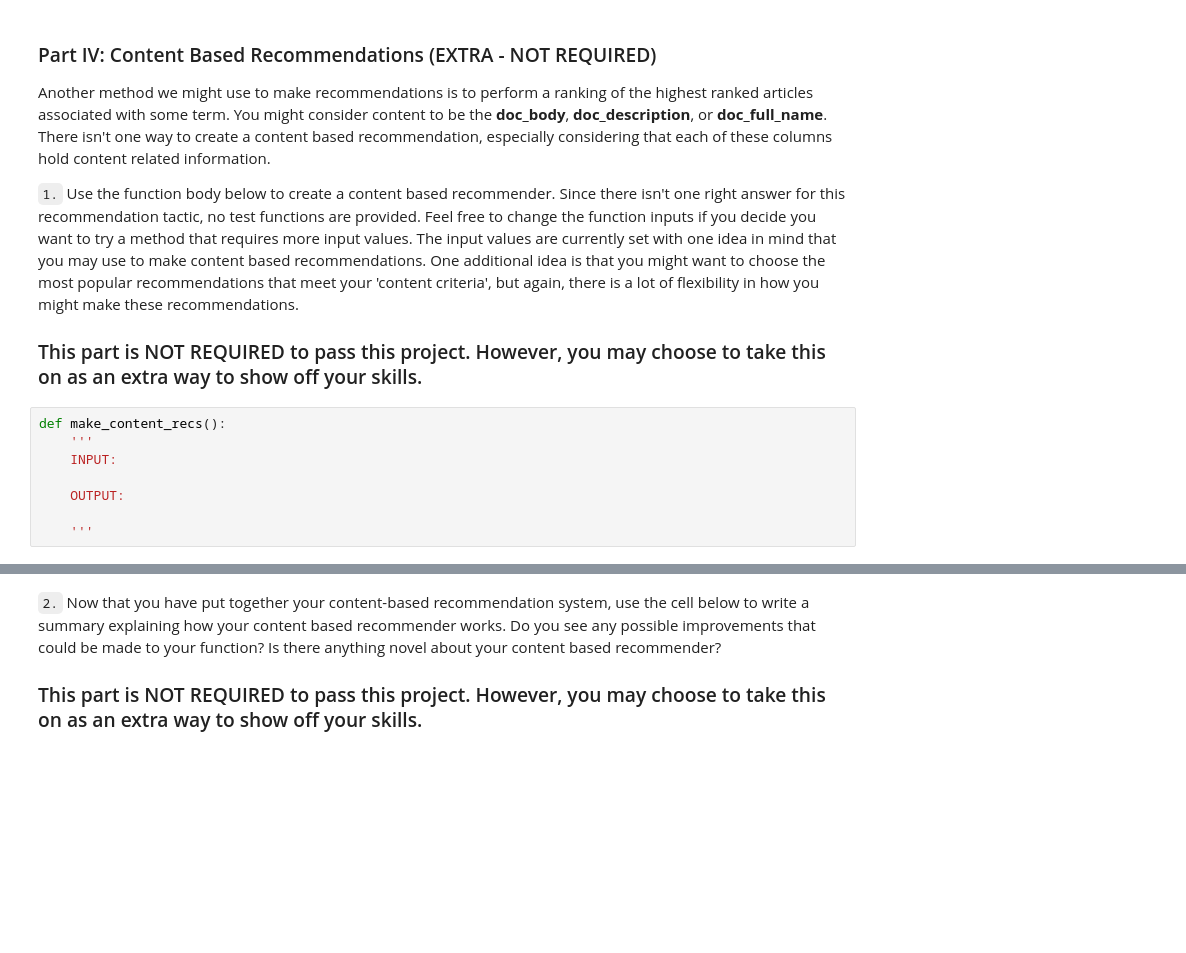
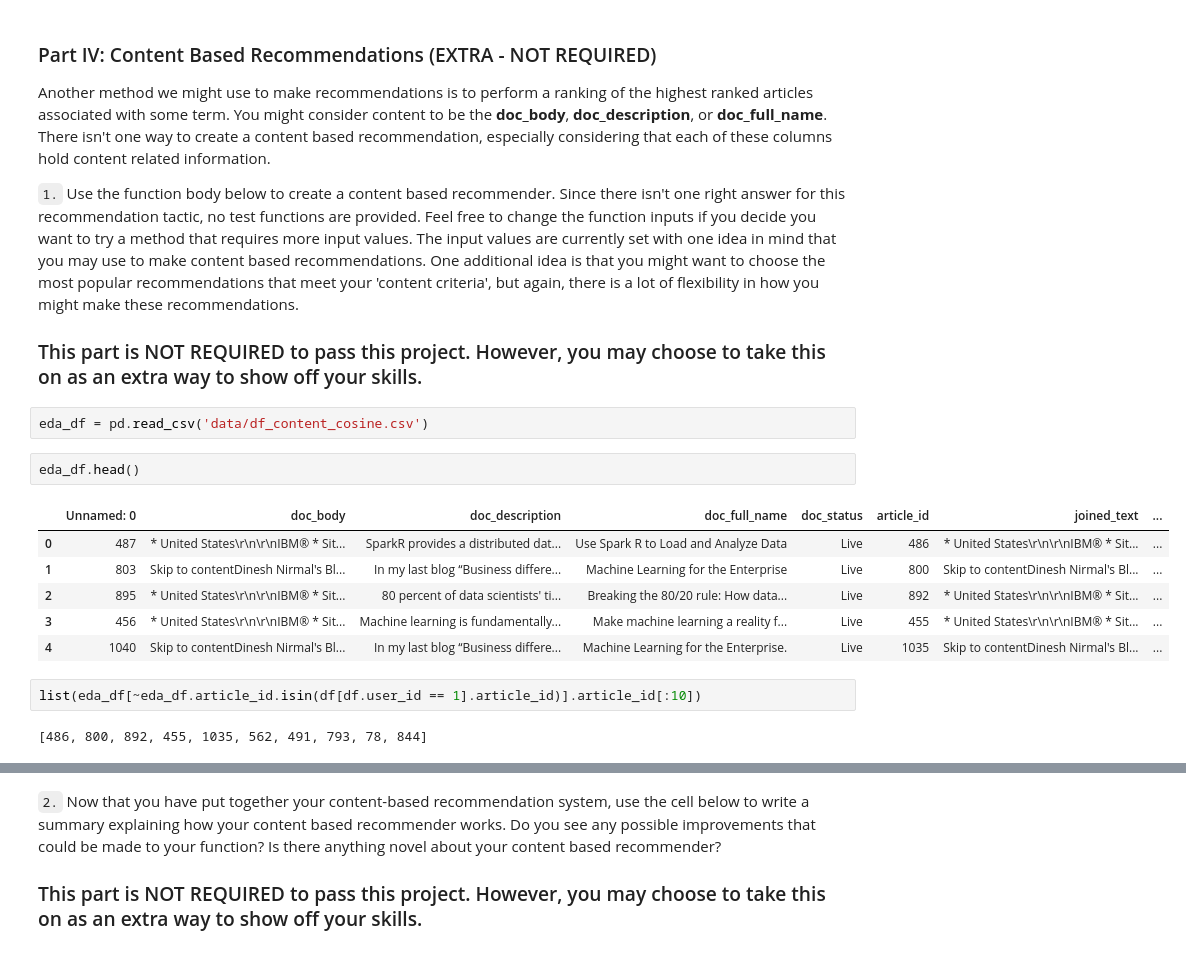
Before and after one commit to jairNeto/ibm-recommender-system, a Jupyter notebook: Recommendations_with_IBM.ipynb, the cells around one changed output, grey strips where cells are left out. Cells and saved outputs as stored; diff of their text form; blank space fills up the shorter version.

```diff
--- a/Recommendations_with_IBM.ipynb
+++ b/Recommendations_with_IBM.ipynb
@@ -758,11 +691,18 @@ Another method we might use to make recommendations is to perform a ranking of t
 `1.` Use the function body below to create a content based recommender.  Since there isn't one right answer for this recommendation tactic, no test functions are provided.  Feel free to change the function inputs if you decide you want to try a method that requires more input values.  The input values are currently set with one idea in mind that you may use to make content based recommendations.  One additional idea is that you might want to choose the most popular recommendations that meet your 'content criteria', but again, there is a lot of flexibility in how you might make these recommendations.
 
 ### This part is NOT REQUIRED to pass this project.  However, you may choose to take this on as an extra way to show off your skills.
-# %%
-def make_content_recs():
-    '''
-    INPUT:
-
-    OUTPUT:
-
-    '''
+# %%
+eda_df = pd.read_csv('data/df_content_cosine.csv')
+# %%
+eda_df.head()
+# %% [output]
+|  | Unnamed: 0 | doc_body | doc_description | doc_full_name | doc_status | article_id | joined_text | ... |
+| 0 | 487 | * United States\r\n\r\nIBM® * Sit... | SparkR provides a distributed dat... | Use Spark R to Load and Analyze Data | Live | 486 | * United States\r\n\r\nIBM® * Sit... | ... |
+| 1 | 803 | Skip to contentDinesh Nirmal's Bl... | In my last blog “Business differe... | Machine Learning for the Enterprise | Live | 800 | Skip to contentDinesh Nirmal's Bl... | ... |
+| 2 | 895 | * United States\r\n\r\nIBM® * Sit... | 80 percent of data scientists' ti... | Breaking the 80/20 rule: How data... | Live | 892 | * United States\r\n\r\nIBM® * Sit... | ... |
+| 3 | 456 | * United States\r\n\r\nIBM® * Sit... | Machine learning is fundamentally... | Make machine learning a reality f... | Live | 455 | * United States\r\n\r\nIBM® * Sit... | ... |
+| 4 | 1040 | Skip to contentDinesh Nirmal's Bl... | In my last blog “Business differe... | Machine Learning for the Enterprise. | Live | 1035 | Skip to contentDinesh Nirmal's Bl... | ... |
+# %%
+list(eda_df[~eda_df.article_id.isin(df[df.user_id == 1].article_id)].article_id[:10])
+# %% [output]
+[486, 800, 892, 455, 1035, 562, 491, 793, 78, 844]
```
Also changed, not shown: parts of 51 cells of this notebook.
